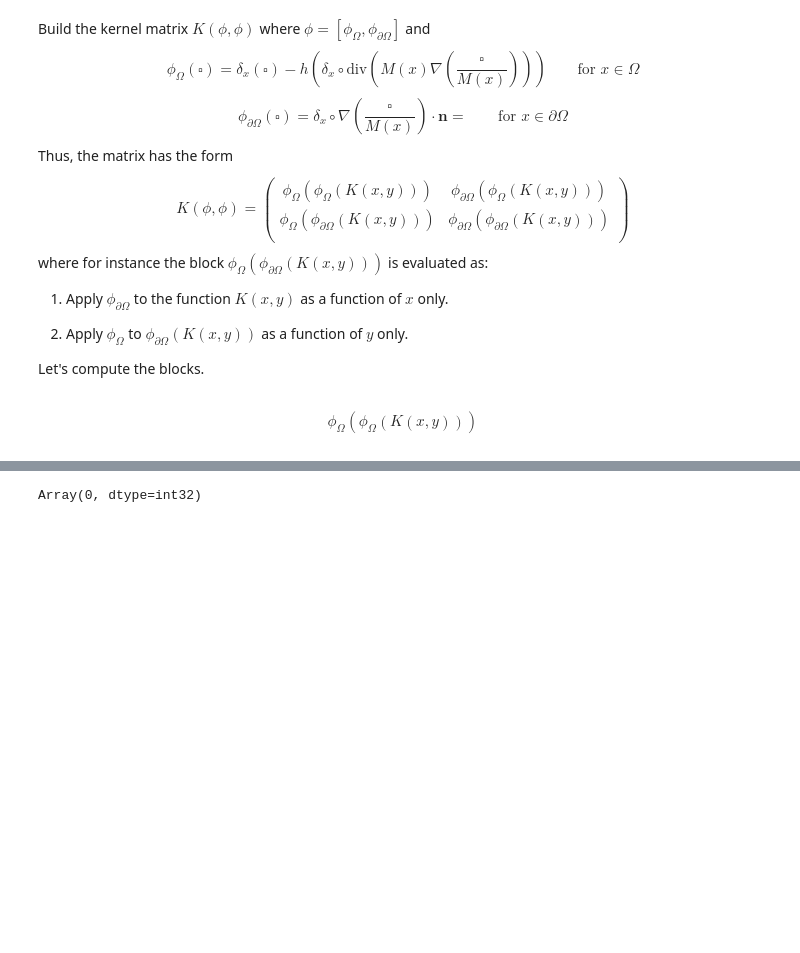
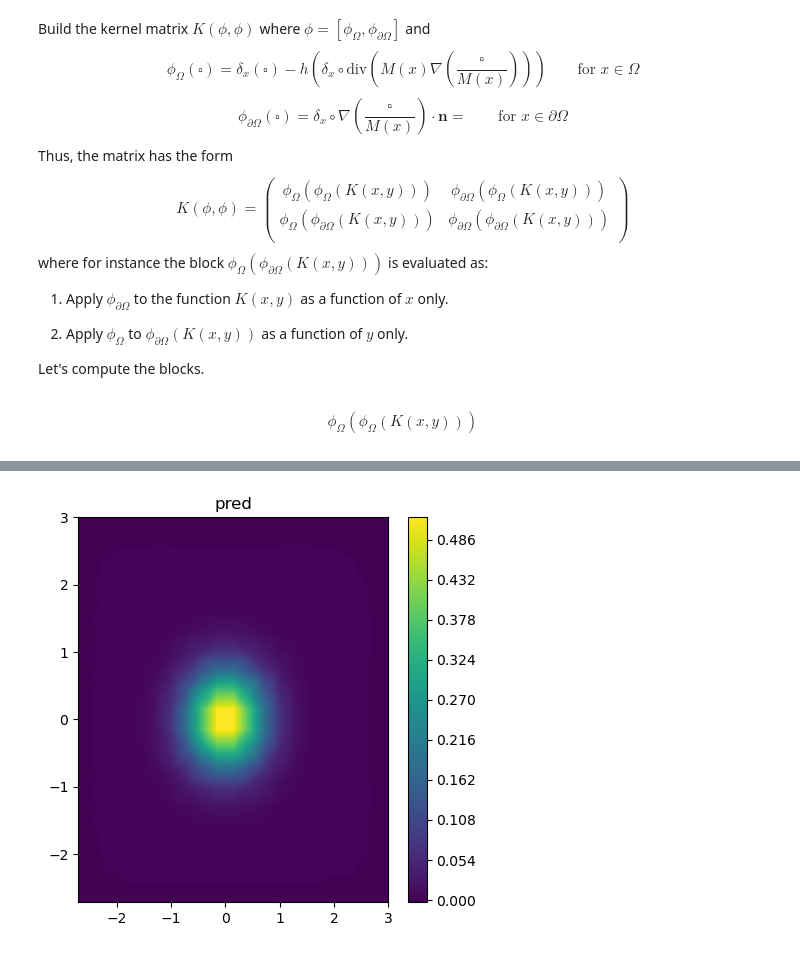
Before and after one commit to jfelipeosorio/kinetick, a Jupyter notebook: pdes/fokkerplanck_2d.ipynb, the cells around one changed output, grey strips where cells are left out. Drawn from its saved outputs; the diff is of its cells as text; code cells hidden in the pictures; blank space fills up the shorter version.

```diff
--- a/pdes/fokkerplanck_2d.ipynb
+++ b/pdes/fokkerplanck_2d.ipynb
@@ -302,4 +284,7 @@ KeyboardInterrupt:
-# %%
-jnp.sum(jnp.isnan(jnp.array([2,3])))
-# %% [output]
-Array(0, dtype=int32)
+# %%
+plt.tricontourf(*pairs_int.T,previous,200)
+plt.title('pred')
+plt.colorbar()
+plt.show()
+# %% [output]
+[figure, added]
```
Also changed, not shown: parts of 21 cells of this notebook.
